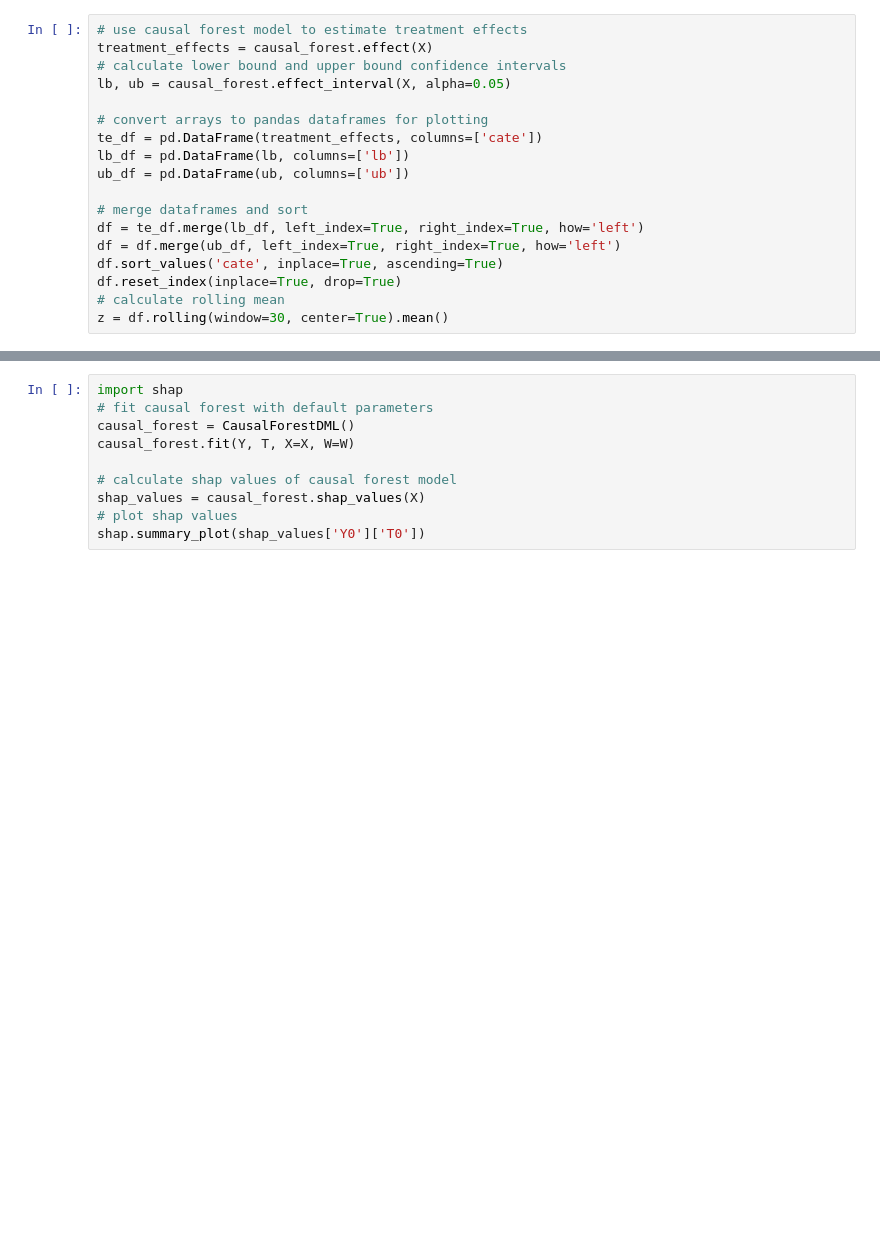
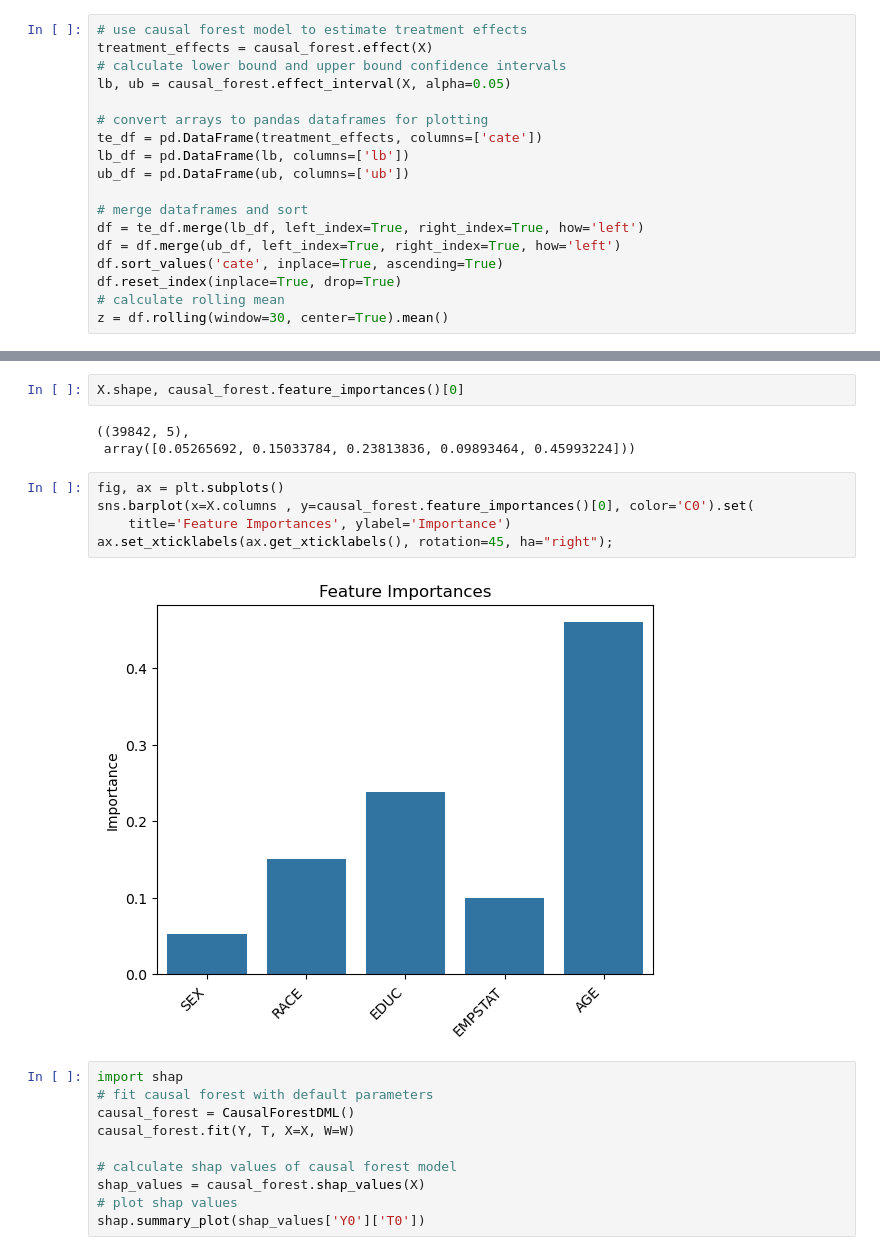
Before and after one commit to Krish26-2000/Generalised_Random_Forest_Methods, a Jupyter notebook: src/generalised_random_forest_methods/data_management/causal_IV2.ipynb, the cells around one changed output, grey strips where cells are left out. Drawn from its saved outputs; the diff is of its cells as text; blank space fills up the shorter version.

Commit message:
Added features_importance plot

```diff
--- a/src/generalised_random_forest_methods/data_management/causal_IV2.ipynb
+++ b/src/generalised_random_forest_methods/data_management/causal_IV2.ipynb
@@ -275,3 +276,15 @@ Matplotlib is currently using module://matplotlib_inline.backend_inline, which i
+# %%
+X.shape, causal_forest.feature_importances()[0]
+# %% [output]
+((39842, 5),
+ array([0.05265692, 0.15033784, 0.23813836, 0.09893464, 0.45993224]))
+# %%
+fig, ax = plt.subplots()
+sns.barplot(x=X.columns , y=causal_forest.feature_importances()[0], color='C0').set(
+    title='Feature Importances', ylabel='Importance')
+ax.set_xticklabels(ax.get_xticklabels(), rotation=45, ha="right");
+# %% [output]
+[figure, added]
 # %%
 import shap
 # fit causal forest with default parameters
```
Also changed, not shown: parts of 3 cells of this notebook, 2 other files.
